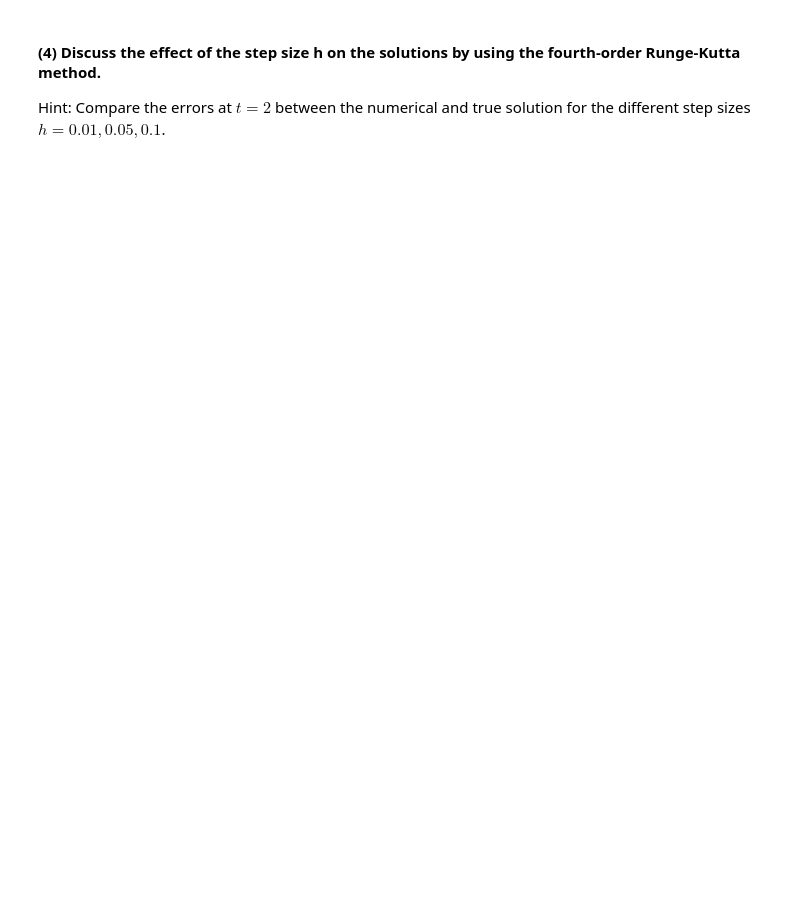
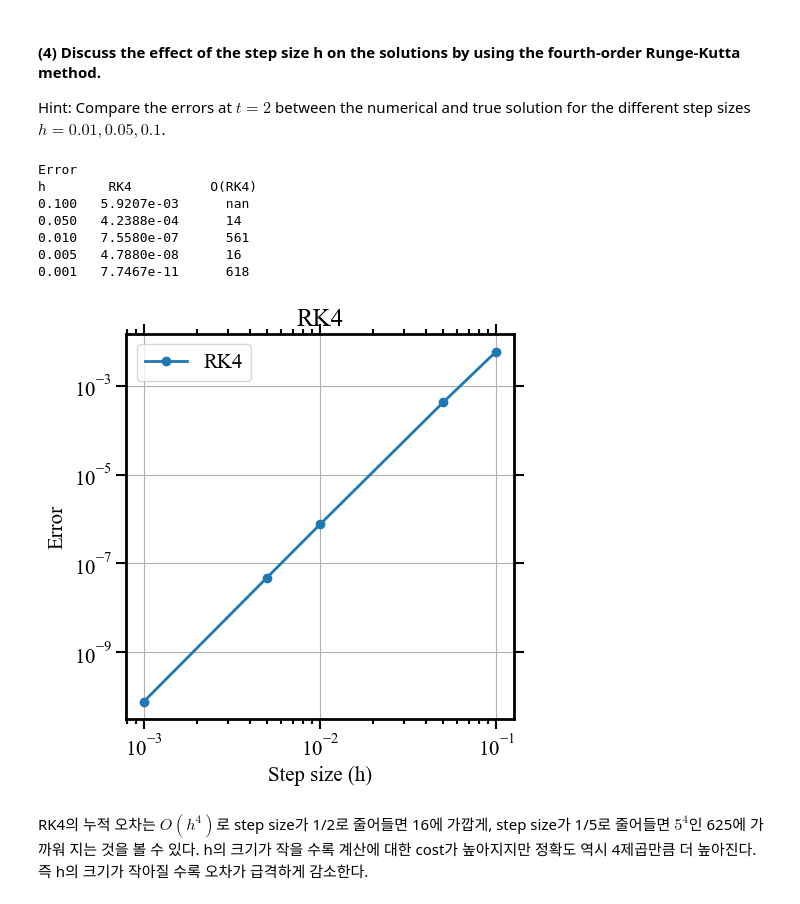
Before and after one commit to boyeon-kim/23-01-CSE5004, a Jupyter notebook: HW5/Python_HW5_boyeonK.ipynb, the cells around one changed output. Saved outputs shown, nothing was run; the diff lists cells and outputs as text; code cells hidden in the pictures; blank space fills up the shorter version.

```diff
--- a/HW5/Python_HW5_boyeonK.ipynb
+++ b/HW5/Python_HW5_boyeonK.ipynb
@@ -174,3 +168,39 @@ Text(0.5, 1.0, 'RK2 vs. RK4: convergence ratio')
 # %% [markdown]
 #### (4) Discuss the effect of the step size h on the solutions by using the fourth-order Runge-Kutta method.
 Hint: Compare the errors at $t = 2$ between the numerical and true solution for the different step sizes $h = 0.01, 0.05, 0.1$.
+# %%
+steps = [0.1, 0.05, 0.01, 0.005, 0.001]
+errs4 = []
+print('Error')
+print('h        RK4          O(RK4)')
+old_err4 = np.nan
+for h in steps:
+    t_RK4, x_RK4 = RK4(f, 0, 0, 2, h)
+    err4 = np.abs(ans[-1] - x_RK4[-1])
+    ratio4 = old_err4/err4
+
+    errs4.append(err4)
+    old_err4 = err4
+    print(f'{h:.3f}   {err4:.4e}      {ratio4:.0f}')
+
+plt.plot(steps, errs4, 'o-', label='RK4')
+plt.xscale('log')
+plt.yscale('log')
+plt.xlabel('Step size (h)')
+plt.ylabel('Error')
+plt.title('RK4')
+plt.legend()
+plt.grid()
+plt.show()
+# %% [output]
+Error
+h        RK4          O(RK4)
+0.100   5.9207e-03      nan
+0.050   4.2388e-04      14
+0.010   7.5580e-07      561
+0.005   4.7880e-08      16
+0.001   7.7467e-11      618
+[figure, added]
+# %% [markdown]
+RK4의 누적 오차는 $O(h^4)$로 step size가 1/2로 줄어들면 16에 가깝게, step size가 1/5로 줄어들면 $5^4$인 625에 가까워 지는 것을 볼 수 있다.
+h의 크기가 작을 수록 계산에 대한 cost가 높아지지만 정확도 역시 4제곱만큼 더 높아진다. 즉 h의 크기가 작아질 수록 오차가 급격하게 감소한다.
```
Also changed, not shown: parts of 23 cells of this notebook, 2 other files.
